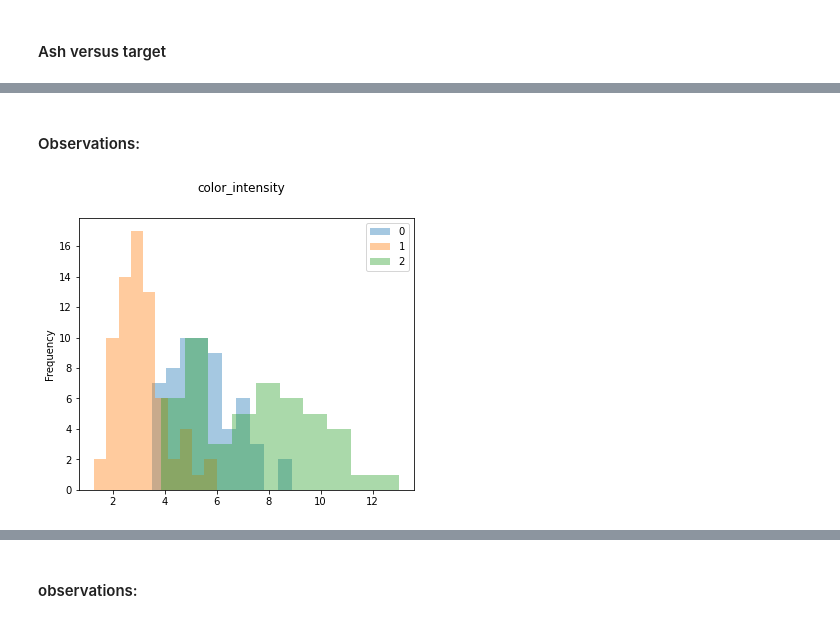
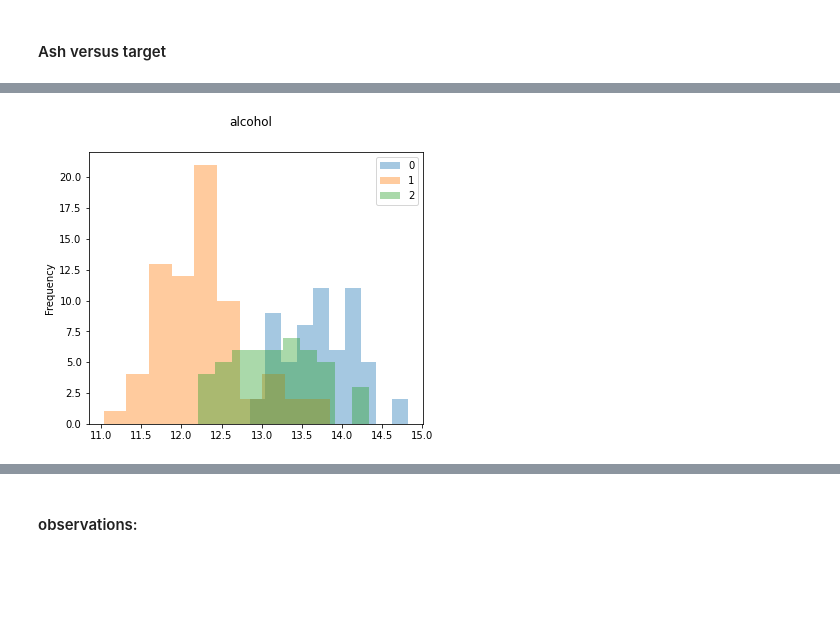
Before and after one commit to Joycelam082/CIS-3200-Final-Project, a Jupyter notebook: Data_mining_project-template.ipynb, the cells around one changed output, grey strips where cells are left out. Saved outputs shown, nothing was run; the diff lists cells and outputs as text; code cells hidden in the pictures; blank space fills up the shorter version.

```diff
--- a/Data_mining_project-template.ipynb
+++ b/Data_mining_project-template.ipynb
@@ -159,6 +137,4 @@ plot_class_attribute_dist(df, 'target', 'alcalinity_of_ash')
-# %% [markdown]
-#### Observations:
-# %%
-plot_class_attribute_dist(df, 'target', 'color_intensity')
-# %% [output]
-[figure, removed]
+# %%
+plot_class_attribute_dist(df, 'target', 'alcohol')
+# %% [output]
+[figure, added]
```
Also changed, not shown: parts of 29 cells of this notebook.
